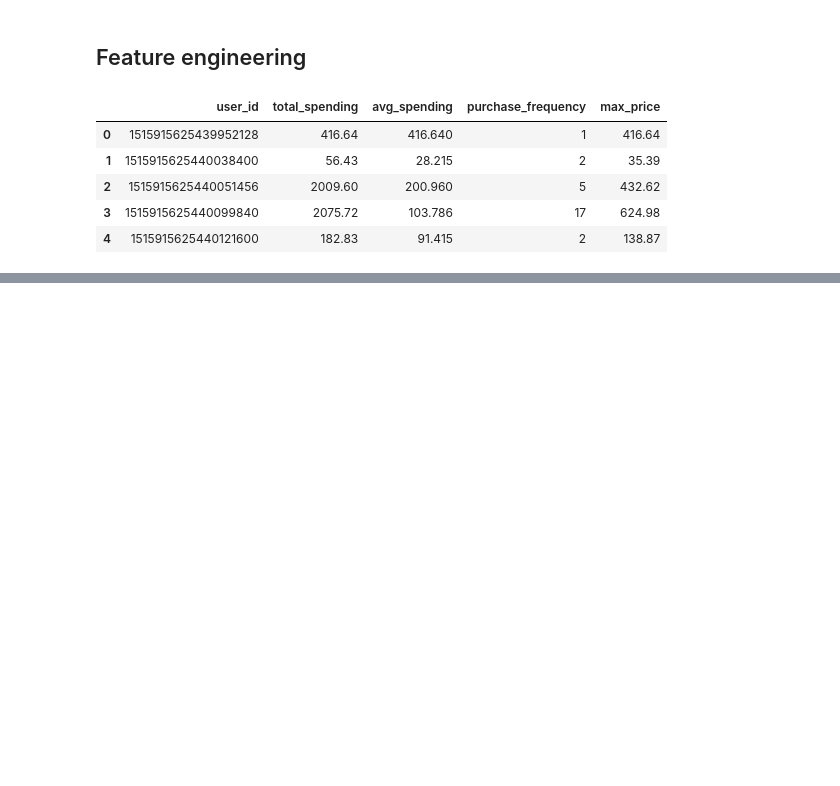
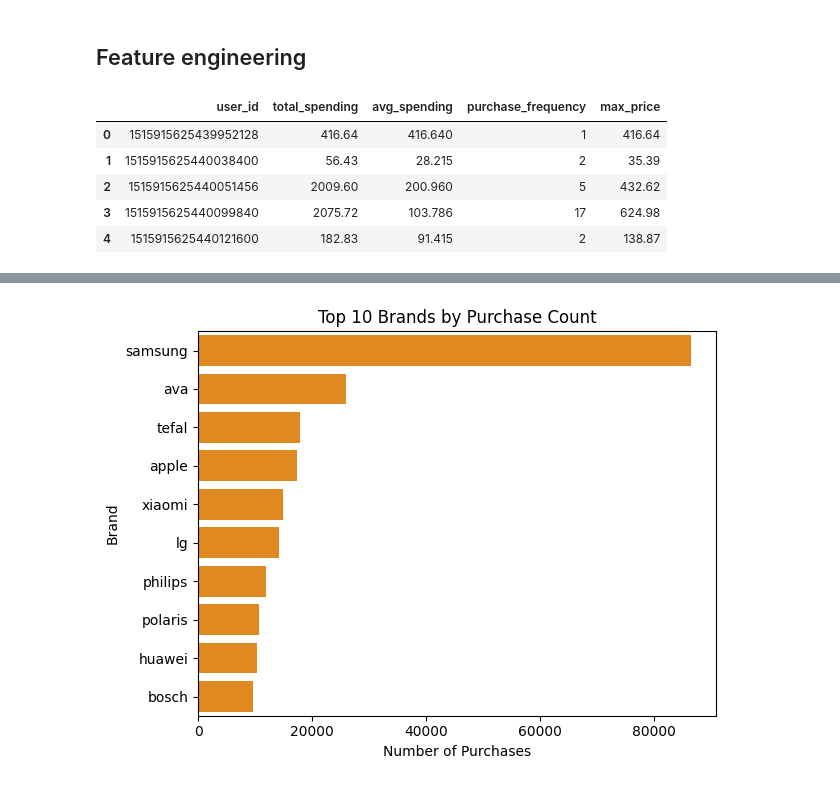
Before and after one commit to ZAWAD1/BDA_E-commerce_Purchase_History_for_Customer_Behavior_and_Sales_Trend_Analysis, a Jupyter notebook: notebook.ipynb, the cells around one changed output, grey strips where cells are left out. Cells and saved outputs as stored; diff of their text form; code cells hidden in the pictures; blank space fills up the shorter version.

```diff
--- a/notebook.ipynb
+++ b/notebook.ipynb
@@ -216,0 +234,13 @@ user_features.head()
+# %%
+top_brands = df[df["brand"] != "unknown"]["brand"].value_counts().head(10)
+
+plt.figure()
+sns.barplot(x=top_brands.values, y=top_brands.index, color="darkorange")
+plt.title("Top 10 Brands by Purchase Count")
+plt.xlabel("Number of Purchases")
+plt.ylabel("Brand")
+plt.tight_layout()
+plt.savefig("./images/top_brands.png", dpi=200)
+plt.show()
+# %% [output]
+[figure, added]
```
Also changed, not shown: parts of 17 cells of this notebook, 9 other files.
